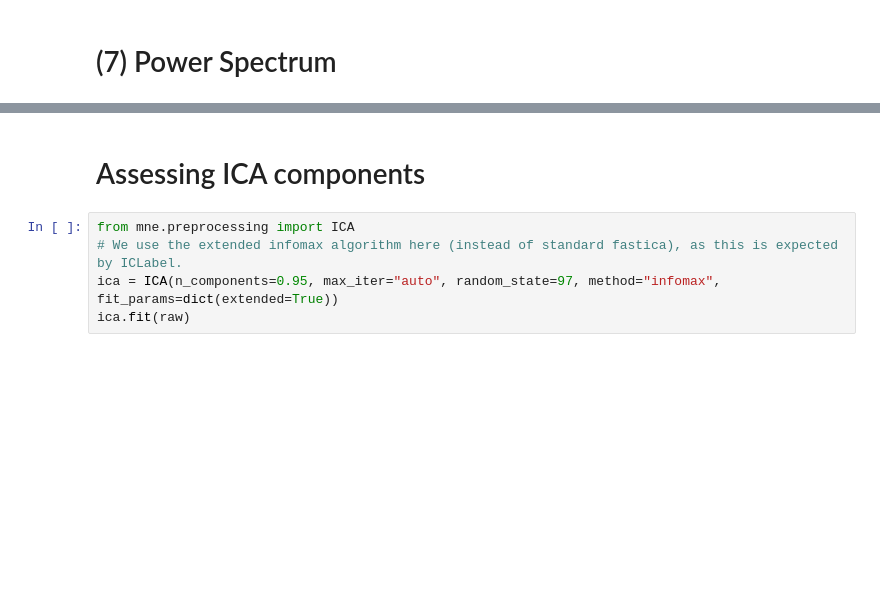
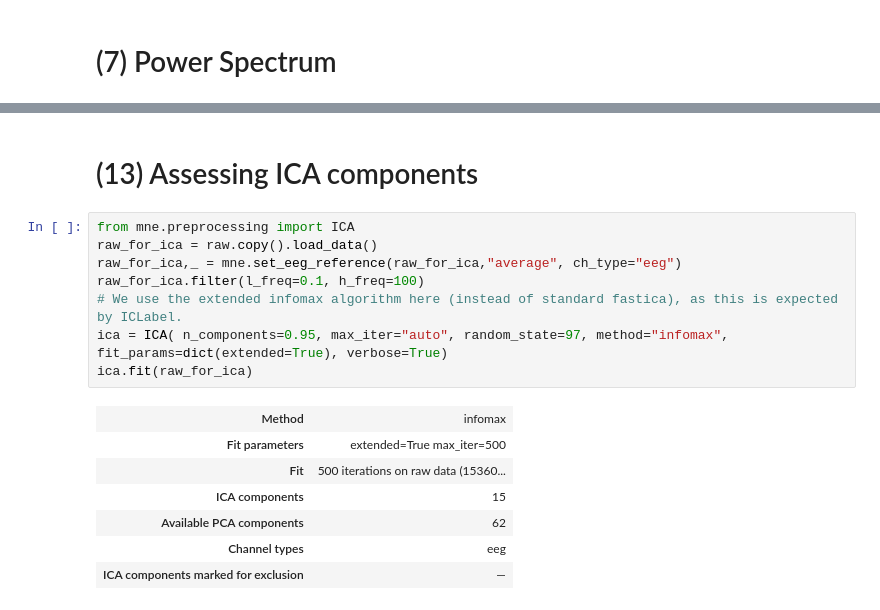
Before and after one commit to d-drost/EEGExplained, a Jupyter notebook: LearningEEG.ipynb, the cells around one changed output, grey strips where cells are left out. Saved outputs shown, nothing was run; the diff lists cells and outputs as text; blank space fills up the shorter version.

```diff
--- a/LearningEEG.ipynb
+++ b/LearningEEG.ipynb
@@ -931,8 +1235,19 @@ HTML(value='\nWe already learned, that an EEG measures brain activity in terms o
 # %% [markdown]
-# Assessing ICA components
+# (13) Assessing ICA components
 # %%
 from mne.preprocessing import ICA
+raw_for_ica = raw.copy().load_data()
+raw_for_ica,_ = mne.set_eeg_reference(raw_for_ica,"average", ch_type="eeg")
+raw_for_ica.filter(l_freq=0.1, h_freq=100)
 # We use the extended infomax algorithm here (instead of standard fastica), as this is expected by ICLabel.
-ica = ICA(n_components=0.95, max_iter="auto", random_state=97, method="infomax", fit_params=dict(extended=True))
-ica.fit(raw)
+ica = ICA( n_components=0.95, max_iter="auto", random_state=97, method="infomax", fit_params=dict(extended=True), verbose=True)
+ica.fit(raw_for_ica)
+# %% [output]
+| Method | infomax |
+| Fit parameters | extended=True max_iter=500 |
+| Fit | 500 iterations on raw data (15360... |
+| ICA components | 15 |
+| Available PCA components | 62 |
+| Channel types | eeg |
+| ICA components marked for exclusion | — |
 # %%
```
Also changed, not shown: parts of 28 cells of this notebook.
